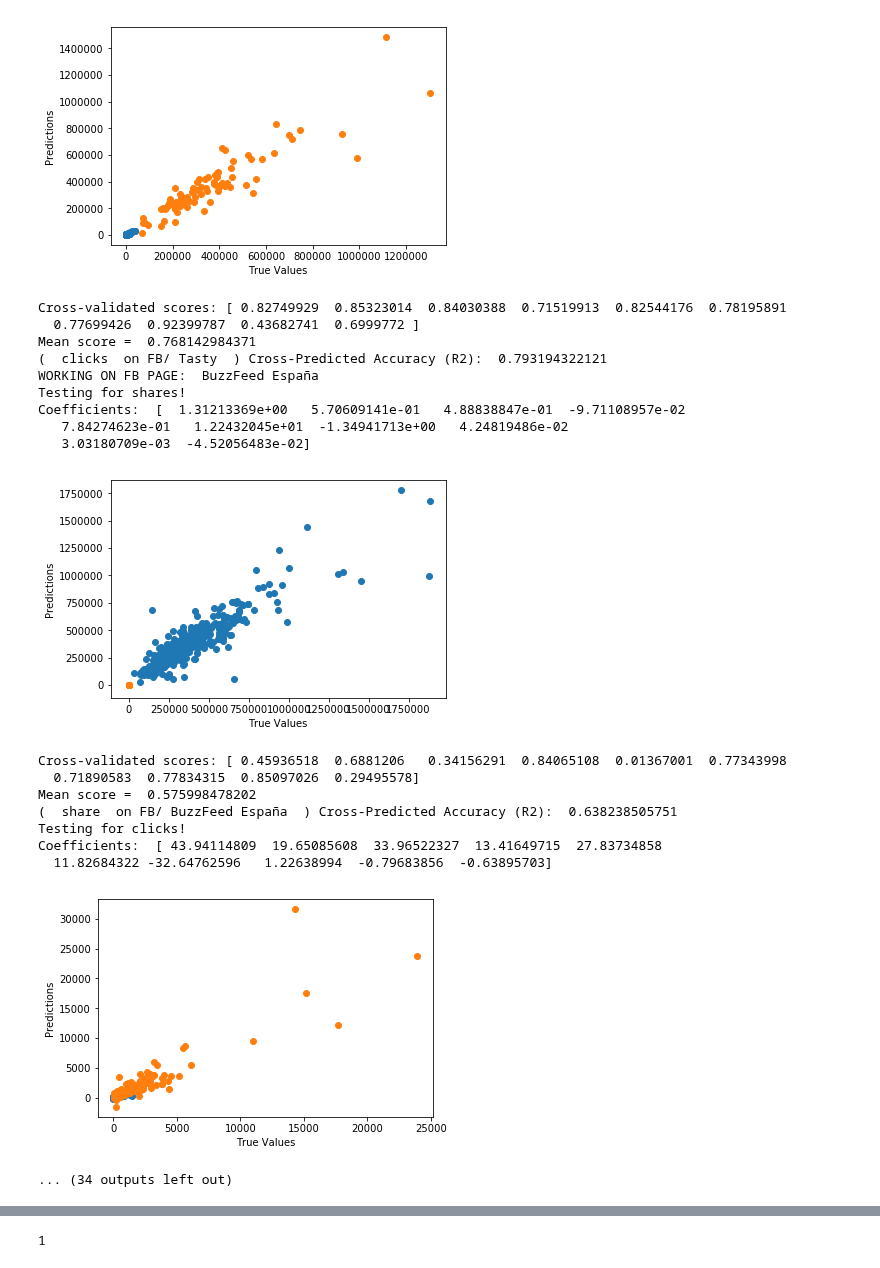
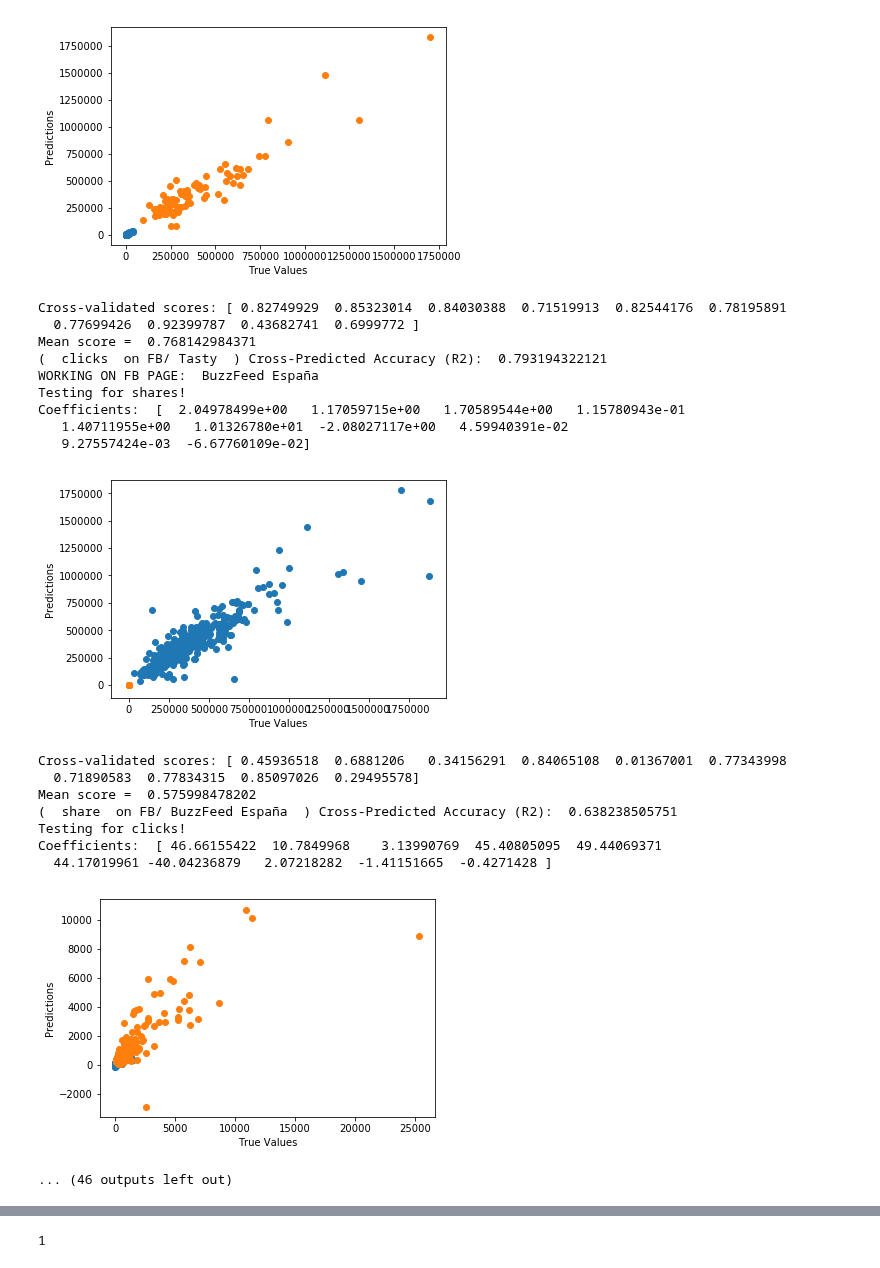
Before and after one commit to eshwarchandrasekharan/predict-pop, a Jupyter notebook: code/regression-testing.ipynb, the cells around one changed output, grey strips where cells are left out. Saved outputs shown, nothing was run; the diff lists cells and outputs as text; code cells hidden in the pictures.

```diff
--- a/code/regression-testing.ipynb
+++ b/code/regression-testing.ipynb
@@ -7,12 +7,13 @@ from sklearn.model_selection import train_test_split
 from matplotlib import pyplot as plt
 %matplotlib inline
 
-pages = ['BuzzFeed Books', 'Tasty', 'BuzzFeed España', 'BuzzFeed Scotland', 'SOML', 'BuzzFeed News BR', 'Proper Tasty', 'BuzzFeed News','Obsessed by BuzzFeed', 'BuzzFeed France', 'BuzzFeed', 'BuzzFeed World',]
+filepath = "/Users/eshwarchandrasekharan/Desktop/buzzed_code/"
+pages = ['BuzzFeed Books', 'Tasty', 'BuzzFeed España', 'BuzzFeed Scotland', 'SOML', 'BuzzFeed News BR', 'Proper Tasty', 'BuzzFeed News','Obsessed by BuzzFeed', 'BuzzFeed France', 'BuzzFeed', 'BuzzFeed World', 'BuzzFeed Australia', 'LOLA','BuzzFeed Style','Top Knot',]
 # page_info = pd.read_csv('datapoints/data-points-Tasty.csv')
 
 for page in pages:
     print("WORKING ON FB PAGE: ",page)
-    page_info = pd.read_csv('datapoints/data-points-'+ page + '.csv')
+    page_info = pd.read_csv(filepath+'datapoints/data-points-'+ page + '.csv')
 
     if len(page_info) < 10:
         print("NEED MORE DATA - SKIPPING PAGE!")
@@ -157,23 +158,23 @@ Coefficients:  [  11.76998914    1.17755262  -93.23246962  -31.25876552  123.358
-[figure, old version]
+[figure, new version]
 Cross-validated scores: [ 0.82749929  0.85323014  0.84030388  0.71519913  0.82544176  0.78195891
   0.77699426  0.92399787  0.43682741  0.6999772 ]
 Mean score =  0.768142984371
 (  clicks  on FB/ Tasty  ) Cross-Predicted Accuracy (R2):  0.793194322121
 WORKING ON FB PAGE:  BuzzFeed España
 Testing for shares!
-Coefficients:  [  1.31213369e+00   5.70609141e-01   4.88838847e-01  -9.71108957e-02
-   7.84274623e-01   1.22432045e+01  -1.34941713e+00   4.24819486e-02
-   3.03180709e-03  -4.52056483e-02]
+Coefficients:  [  2.04978499e+00   1.17059715e+00   1.70589544e+00   1.15780943e-01
+   1.40711955e+00   1.01326780e+01  -2.08027117e+00   4.59940391e-02
+   9.27557424e-03  -6.67760109e-02]
 [figure]
 Cross-validated scores: [ 0.45936518  0.6881206   0.34156291  0.84065108  0.01367001  0.77343998
   0.71890583  0.77834315  0.85097026  0.29495578]
 Mean score =  0.575998478202
 (  share  on FB/ BuzzFeed España  ) Cross-Predicted Accuracy (R2):  0.638238505751
 Testing for clicks!
-Coefficients:  [ 43.94114809  19.65085608  33.96522327  13.41649715  27.83734858
-  11.82684322 -32.64762596   1.22638994  -0.79683856  -0.63895703]
+Coefficients:  [ 46.66155422  10.7849968    3.13990769  45.40805095  49.44069371
+  44.17019961 -40.04236879   2.07218282  -1.41151665  -0.4271428 ]
-[figure, old version]
+[figure, new version]
-... (34 outputs left out)
+... (46 outputs left out)
 # %%
 ###Regression - see what the coefficients are for each page:
 from pandas.stats.api import ols
```
Also changed, not shown: parts of 2 cells of this notebook.
